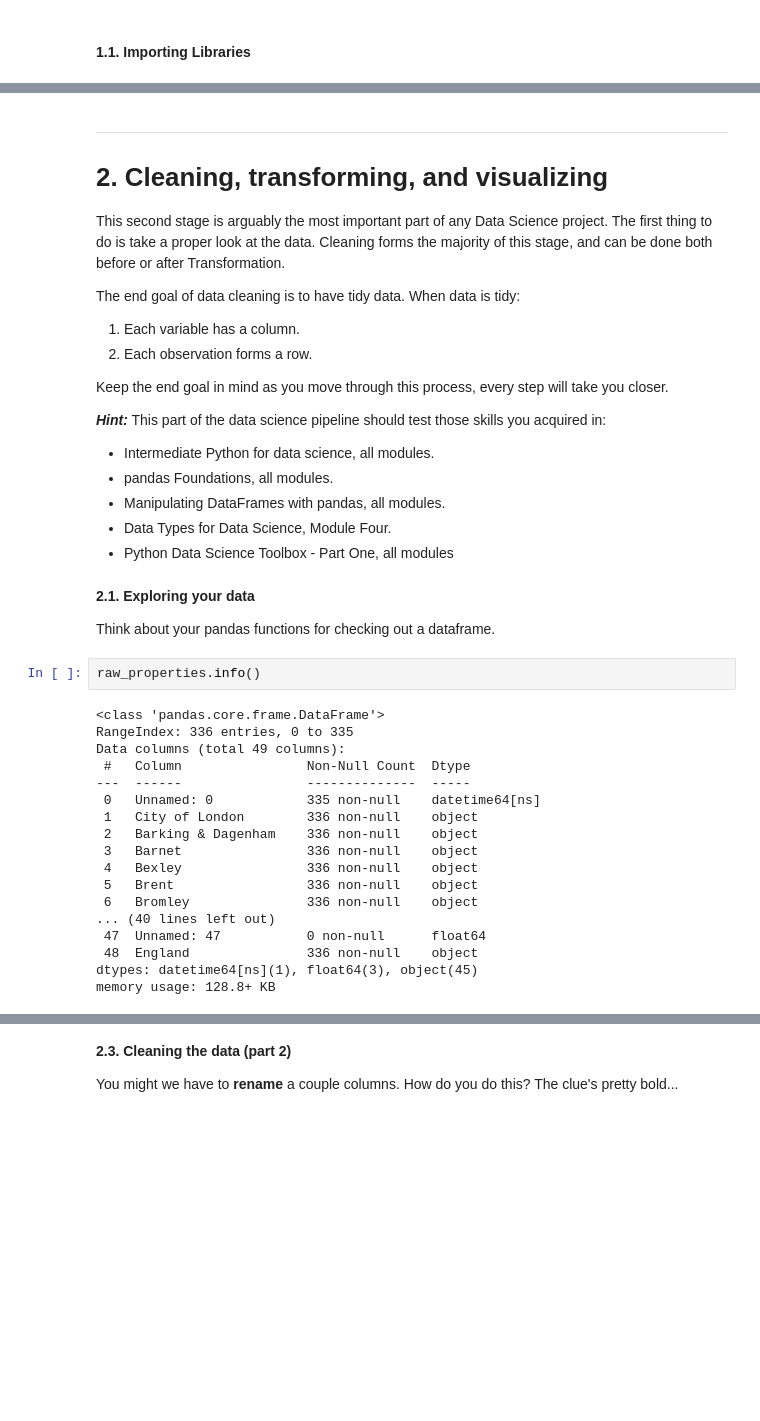
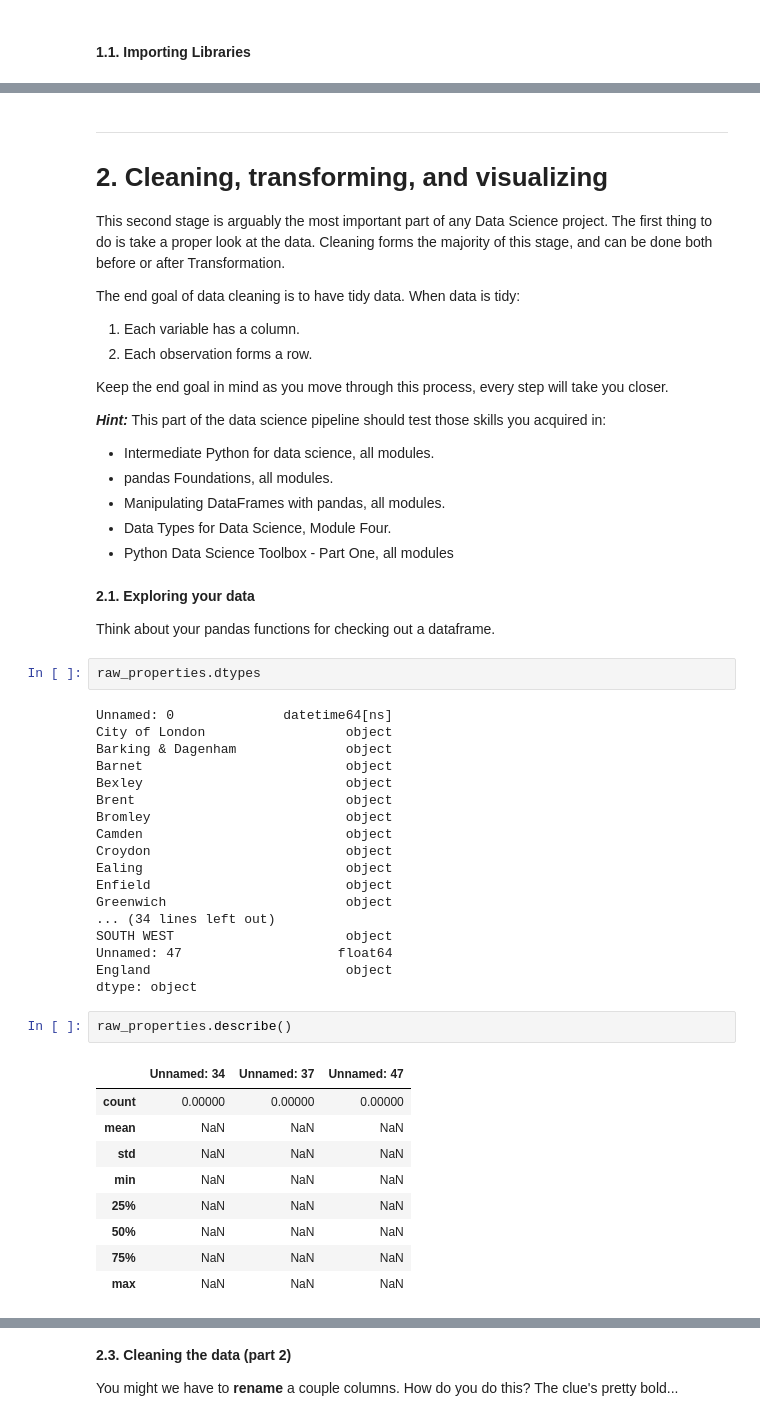
Before and after one commit to cjlcoursework/springboard_dc, a Jupyter notebook: projects/LondonCalling/FinalCopy.ipynb, the cells around one changed output, grey strips where cells are left out. Drawn from its saved outputs; the diff is of its cells as text; blank space fills up the shorter version.

```diff
--- a/projects/LondonCalling/FinalCopy.ipynb
+++ b/projects/LondonCalling/FinalCopy.ipynb
@@ -147,5 +141,10 @@ Cut and paste a list of the 32 boroughs rather than using the API
 # %% [markdown]
+
 ---
+
+</p>
+</p>
+
 
 # 2. Cleaning, transforming, and visualizing
 This second stage is arguably the most important part of any Data Science project. The first thing to do is take a proper look at the data. Cleaning forms the majority of this stage, and can be done both before or after Transformation.
@@ -170,25 +169,37 @@ Keep the end goal in mind as you move through this process, every step will take
 
 Think about your pandas functions for checking out a dataframe.
 # %%
-raw_properties.info()
+raw_properties.dtypes
 # %% [output]
-<class 'pandas.core.frame.DataFrame'>
-RangeIndex: 336 entries, 0 to 335
-Data columns (total 49 columns):
- #   Column                Non-Null Count  Dtype
----  ------                --------------  -----
- 0   Unnamed: 0            335 non-null    datetime64[ns]
- 1   City of London        336 non-null    object
- 2   Barking & Dagenham    336 non-null    object
- 3   Barnet                336 non-null    object
- 4   Bexley                336 non-null    object
- 5   Brent                 336 non-null    object
- 6   Bromley               336 non-null    object
-... (40 lines left out)
- 47  Unnamed: 47           0 non-null      float64
- 48  England               336 non-null    object
-dtypes: datetime64[ns](1), float64(3), object(45)
-memory usage: 128.8+ KB
+Unnamed: 0              datetime64[ns]
+City of London                  object
+Barking & Dagenham              object
+Barnet                          object
+Bexley                          object
+Brent                           object
+Bromley                         object
+Camden                          object
+Croydon                         object
+Ealing                          object
+Enfield                         object
+Greenwich                       object
+... (34 lines left out)
+SOUTH WEST                      object
+Unnamed: 47                    float64
+England                         object
+dtype: object
+# %%
+raw_properties.describe()
+# %% [output]
+|  | Unnamed: 34 | Unnamed: 37 | Unnamed: 47 |
+| count | 0.00000 | 0.00000 | 0.00000 |
+| mean | NaN | NaN | NaN |
+| std | NaN | NaN | NaN |
+| min | NaN | NaN | NaN |
+| 25% | NaN | NaN | NaN |
+| 50% | NaN | NaN | NaN |
+| 75% | NaN | NaN | NaN |
+| max | NaN | NaN | NaN |
 # %% [markdown]
 **2.2. Cleaning the data**
 
```
Also changed, not shown: parts of 34 cells of this notebook, 1 other file.
